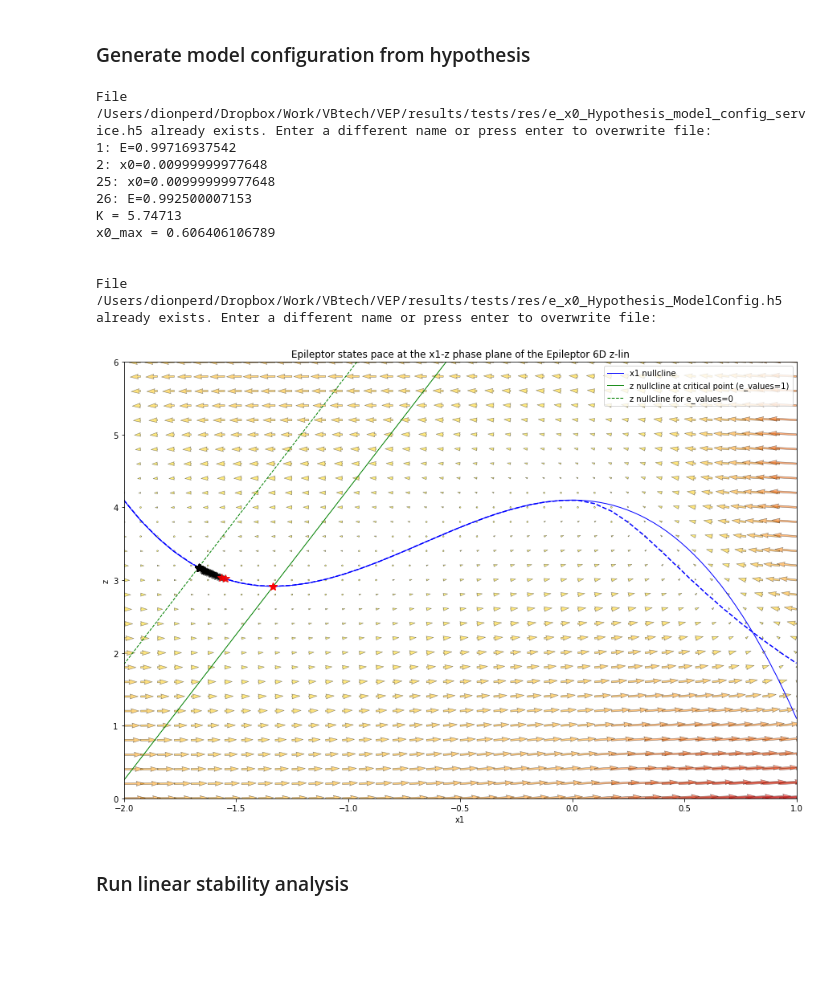
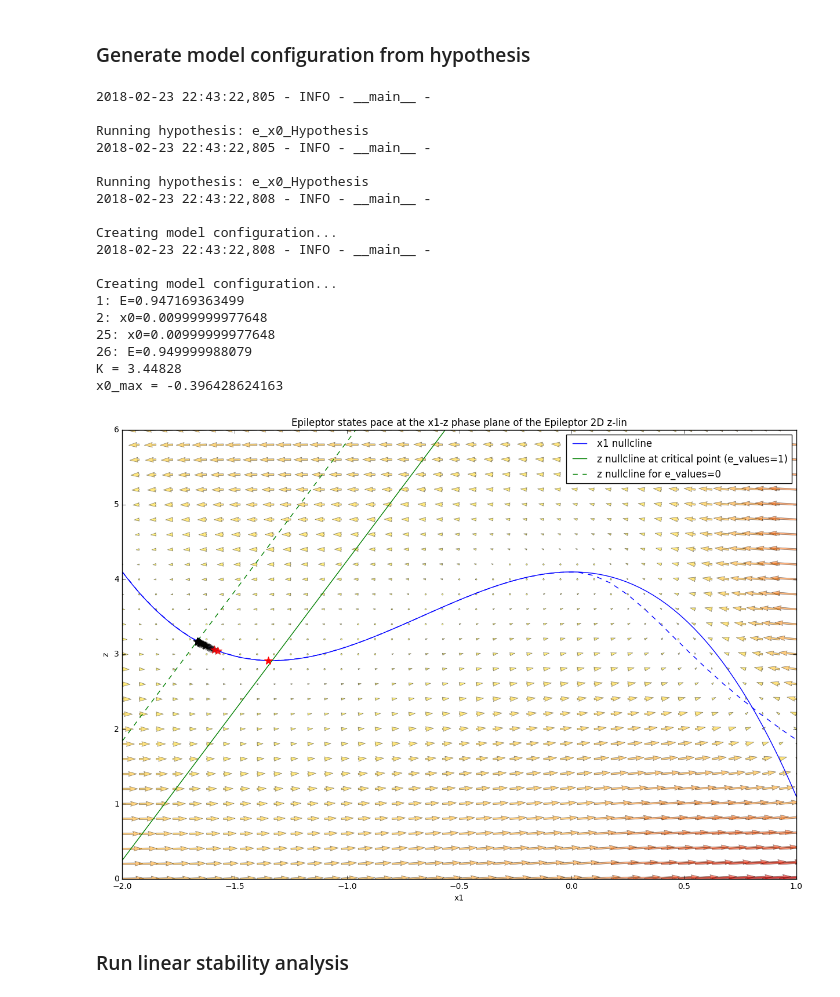
Before and after one commit to the-virtual-brain/tvb-epilepsy, a Jupyter notebook: tvb_epilepsy/top/notebooks/tvb_epilepsy_tutorial.ipynb, the cells around one changed output. Saved outputs shown, nothing was run; the diff lists cells and outputs as text; code cells hidden in the pictures; blank space fills up the shorter version.

```diff
--- a/tvb_epilepsy/top/notebooks/tvb_epilepsy_tutorial.ipynb
+++ b/tvb_epilepsy/top/notebooks/tvb_epilepsy_tutorial.ipynb
@@ -121,41 +138,49 @@ DiseaseHypothesis{
 # %%
 from tvb_epilepsy.service.model_configuration_builder import ModelConfigurationBuilder
 from tvb_epilepsy.base.constants.model_constants import K_DEF
 
 logger.info("\n\nRunning hypothesis: " + hypothesis.name)
 logger.info("\n\nCreating model configuration...")
-K = 10*K_DEF
+K = 6.0*K_DEF
 model_config_builder = ModelConfigurationBuilder(hypothesis.number_of_regions, K=K)
 mcs_file = os.path.join(config.out.FOLDER_RES, hypothesis.name + "_model_config_service.h5")
 writer.write_model_configuration_builder(model_config_builder, mcs_file)
 hypothesis.x0_values[0] = 0.01
 hypothesis.x0_values[1] = 0.01
-hypothesis.e_values[1] = 0.9925
+# hypothesis.e_values[1] = 0.9925
 print(hypothesis.string_regions_disease())
 # Assume all healthy nodes have x0_values = 0.0:
 model_configuration = model_config_builder.build_model_from_hypothesis(hypothesis, head.connectivity.normalized_weights)
 # # Assume all healthy nodes have e_values = 0.0
 # model_configuration = model_config_builder.build_model_from_E_hypothesis(hypothesis, head.connectivity.normalized_weights)
 print "K =", np.mean(model_configuration.K)
 print "x0_max =", np.max(model_configuration.x0)
 mc_path = os.path.join(config.out.FOLDER_RES, hypothesis.name + "_ModelConfig.h5")
 writer.write_model_configuration(model_configuration, mc_path)
 # Plot nullclines and equilibria of model configuration
-plotter.plot_state_space(model_configuration, "6D", head.connectivity.region_labels,
+plotter.plot_state_space(model_configuration, "2D", head.connectivity.region_labels,
                          special_idx=hypothesis.x0_indices + hypothesis.e_indices,
                          figure_name=hypothesis.name + "_StateSpace")
 # %% [output]
-File /Users/dionperd/Dropbox/Work/VBtech/VEP/results/tests/res/e_x0_Hypothesis_model_config_service.h5 already exists. Enter a different name or press enter to overwrite file:
-1: E=0.99716937542
+2018-02-23 22:43:22,805 - INFO - __main__ -
+
+Running hypothesis: e_x0_Hypothesis
+2018-02-23 22:43:22,805 - INFO - __main__ -
+
+Running hypothesis: e_x0_Hypothesis
+2018-02-23 22:43:22,808 - INFO - __main__ -
+
+Creating model configuration...
+2018-02-23 22:43:22,808 - INFO - __main__ -
+
+Creating model configuration...
+1: E=0.947169363499
 2: x0=0.00999999977648
 25: x0=0.00999999977648
-26: E=0.992500007153
-K = 5.74713
-x0_max = 0.606406106789
-
-
-File /Users/dionperd/Dropbox/Work/VBtech/VEP/results/tests/res/e_x0_Hypothesis_ModelConfig.h5 already exists. Enter a different name or press enter to overwrite file:
+26: E=0.949999988079
+K = 3.44828
+x0_max = -0.396428624163
-[figure, old version]
+[figure, new version]
 # %% [markdown]
 ### Run linear stability analysis
 # %%
```
Also changed, not shown: parts of 8 cells of this notebook.
